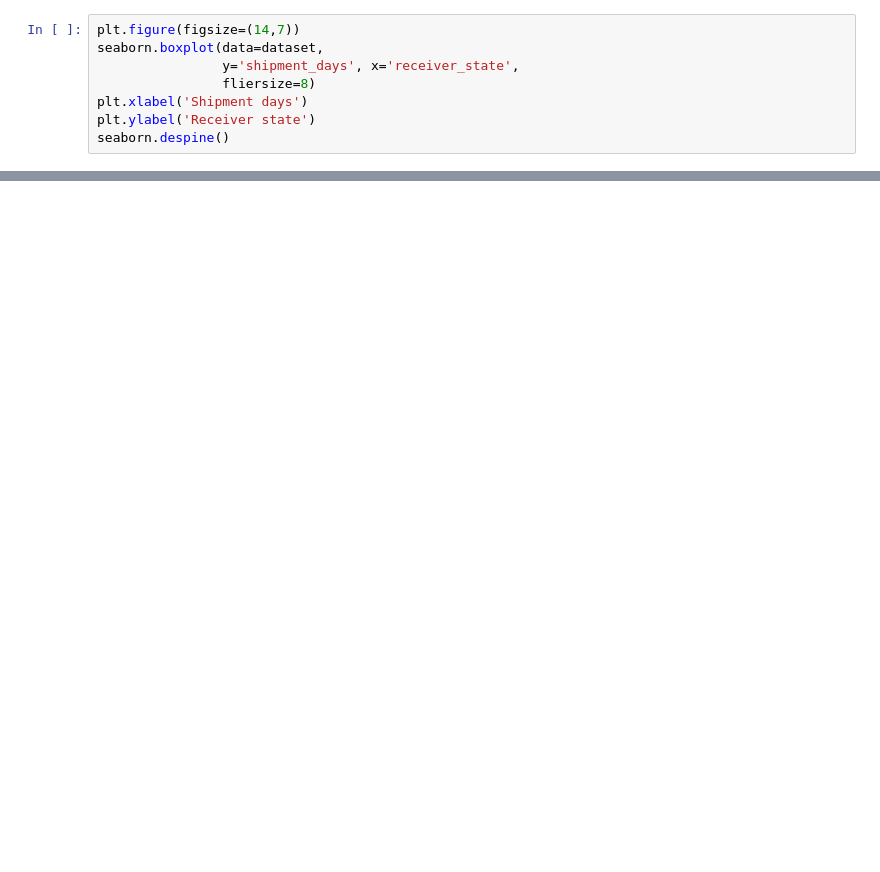
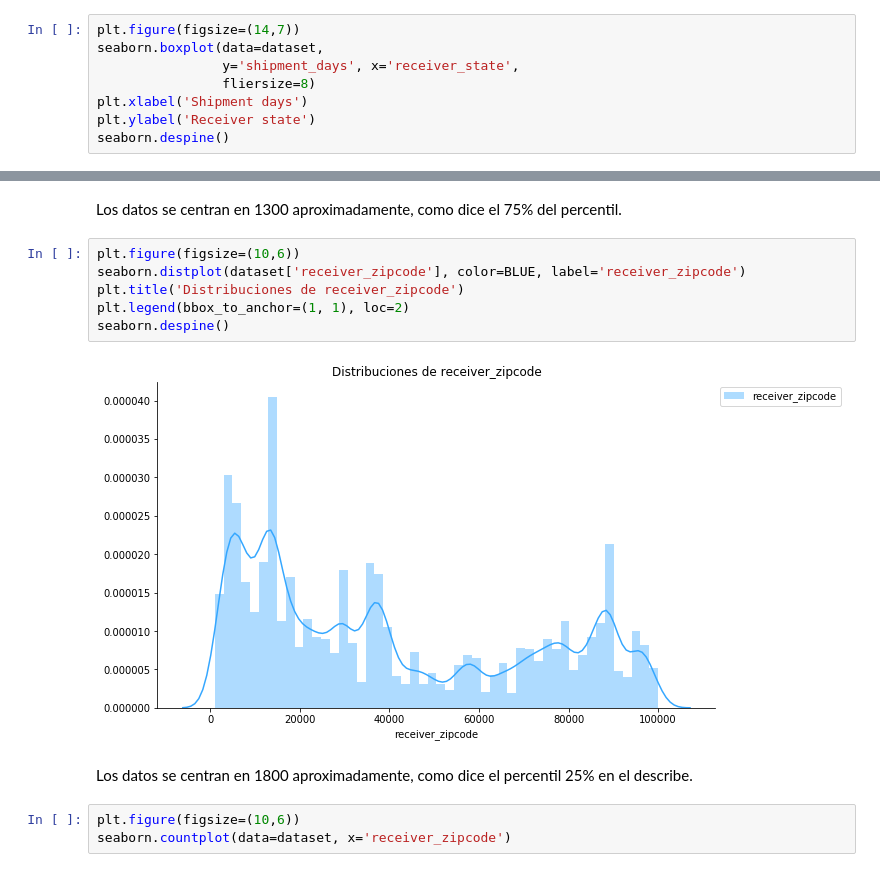
Before and after one commit to cnoeliachaves/diplodatos, a Jupyter notebook: 02_practico.ipynb, the cells around one changed output, grey strips where cells are left out. Cells and saved outputs as stored; diff of their text form; blank space fills up the shorter version.

```diff
--- a/02_practico.ipynb
+++ b/02_practico.ipynb
@@ -448,0 +228,15 @@ ToDo: meter un poco más de teoría
+# %% [markdown]
+Los datos se centran en 1300 aproximadamente, como dice el 75% del percentil.
+# %%
+plt.figure(figsize=(10,6))
+seaborn.distplot(dataset['receiver_zipcode'], color=BLUE, label='receiver_zipcode')
+plt.title('Distribuciones de receiver_zipcode')
+plt.legend(bbox_to_anchor=(1, 1), loc=2)
+seaborn.despine()
+# %% [output]
+[figure, added]
+# %% [markdown]
+Los datos se centran en 1800 aproximadamente, como dice el percentil 25% en el describe.
+# %%
+plt.figure(figsize=(10,6))
+seaborn.countplot(data=dataset, x='receiver_zipcode')
```
Also changed, not shown: parts of 71 cells of this notebook, 1 other file.
